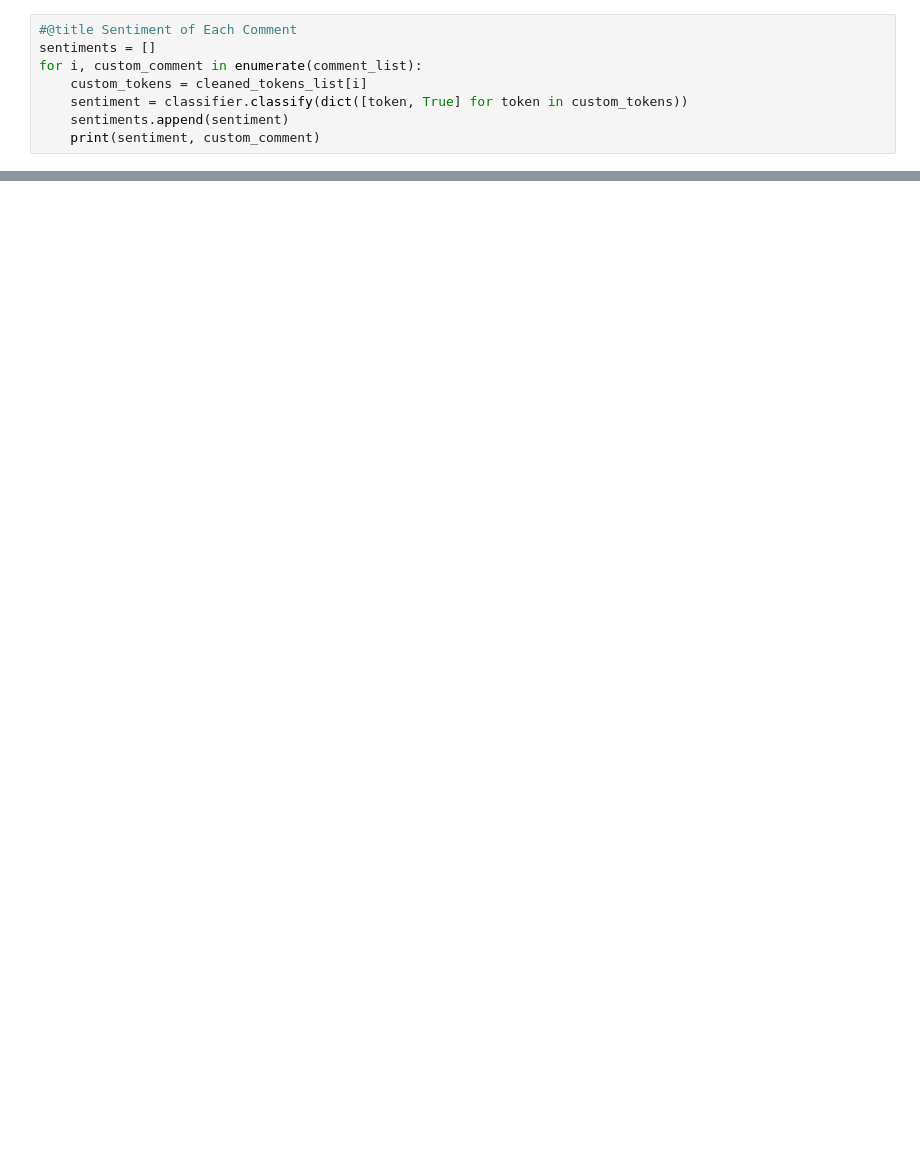
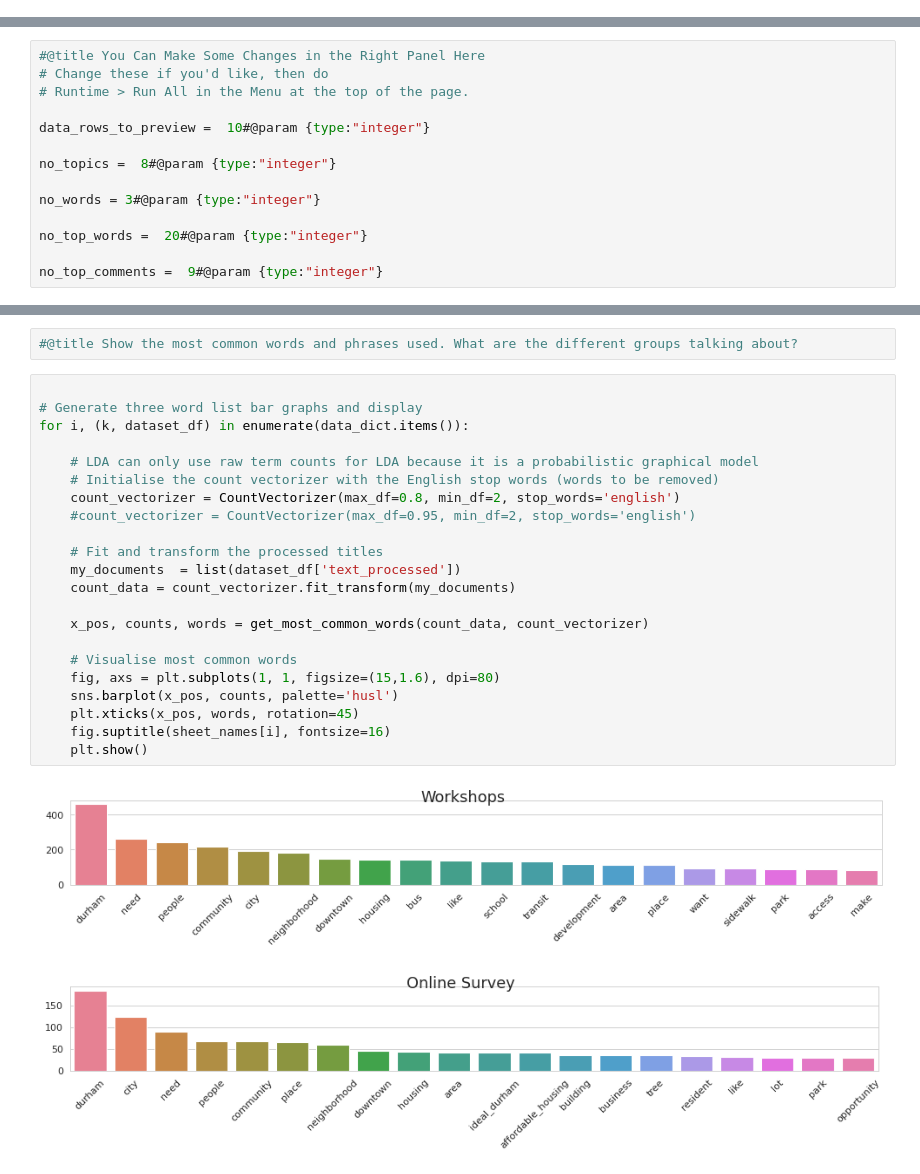
Before and after one commit to davidbradway/ENGAGEDurham, a Jupyter notebook: Durham_topicmodeling.ipynb, the cells around one changed output, grey strips where cells are left out. Drawn from its saved outputs; the diff is of its cells as text; blank space fills up the shorter version.

```diff
--- a/Durham_topicmodeling.ipynb
+++ b/Durham_topicmodeling.ipynb
@@ -347,8 +0,0 @@ flatten = lambda l: [item for sublist in l for item in sublist]
-# %%
-#@title Sentiment of Each Comment
-sentiments = []
-for i, custom_comment in enumerate(comment_list):
-    custom_tokens = cleaned_tokens_list[i]
-    sentiment = classifier.classify(dict([token, True] for token in custom_tokens))
-    sentiments.append(sentiment)
-    print(sentiment, custom_comment)
@@ -385,0 +12,14 @@ plt.show()
+# %%
+#@title You Can Make Some Changes in the Right Panel Here
+# Change these if you'd like, then do
+# Runtime > Run All in the Menu at the top of the page.
+
+data_rows_to_preview =  10#@param {type:"integer"}
+
+no_topics =  8#@param {type:"integer"}
+
+no_words = 3#@param {type:"integer"}
+
+no_top_words =  20#@param {type:"integer"}
+
+no_top_comments =  9#@param {type:"integer"}
@@ -385,0 +250,27 @@ plt.show()
+# %%
+#@title Show the most common words and phrases used. What are the different groups talking about?
+# %%
+
+# Generate three word list bar graphs and display
+for i, (k, dataset_df) in enumerate(data_dict.items()):
+
+    # LDA can only use raw term counts for LDA because it is a probabilistic graphical model
+    # Initialise the count vectorizer with the English stop words (words to be removed)
+    count_vectorizer = CountVectorizer(max_df=0.8, min_df=2, stop_words='english')
+    #count_vectorizer = CountVectorizer(max_df=0.95, min_df=2, stop_words='english')
+
+    # Fit and transform the processed titles
+    my_documents  = list(dataset_df['text_processed'])
+    count_data = count_vectorizer.fit_transform(my_documents)
+
+    x_pos, counts, words = get_most_common_words(count_data, count_vectorizer)
+
+    # Visualise most common words
+    fig, axs = plt.subplots(1, 1, figsize=(15,1.6), dpi=80)
+    sns.barplot(x_pos, counts, palette='husl')
+    plt.xticks(x_pos, words, rotation=45)
+    fig.suptitle(sheet_names[i], fontsize=16)
+    plt.show()
+# %% [output]
+[figure, added]
+[figure, added]
```
Also changed, not shown: parts of 37 cells of this notebook.
